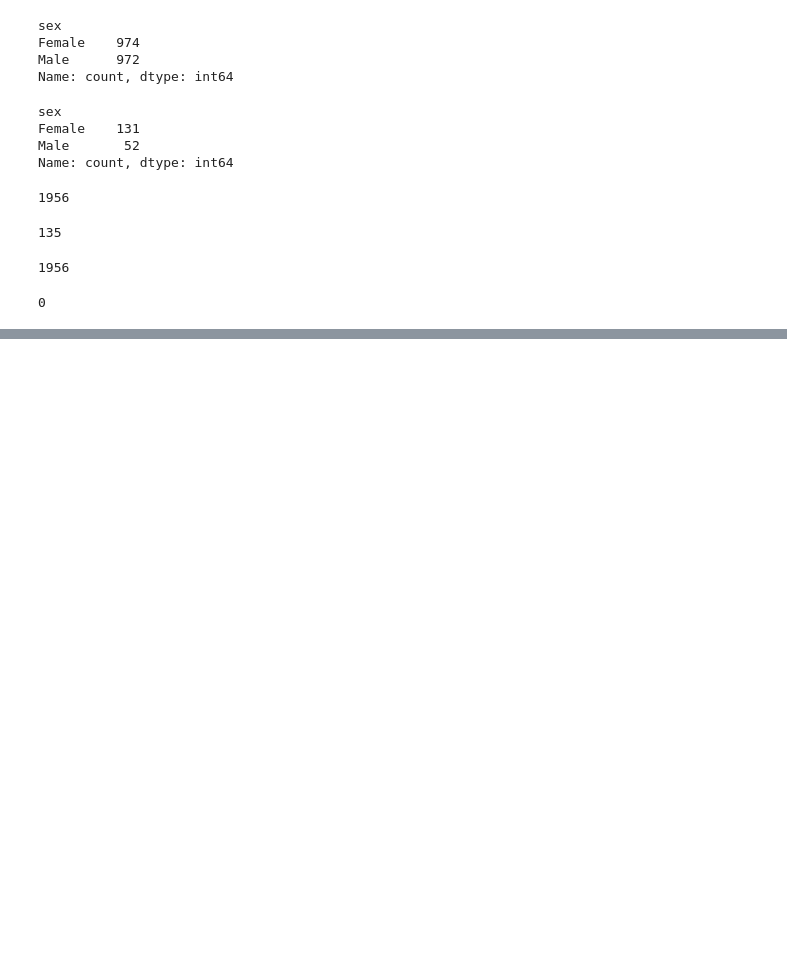
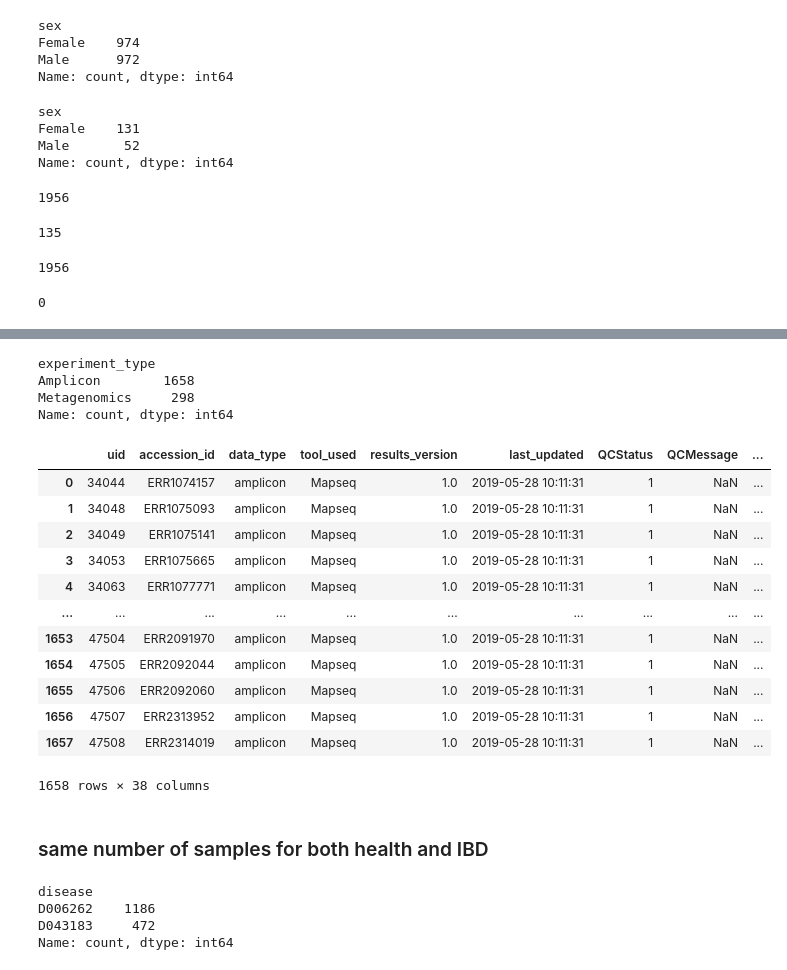
Before and after one commit to MahsaMonshizade/metagenomics_confounder_free, a Jupyter notebook: GMrepo_data/EDA.ipynb, the cells around one changed output, grey strips where cells are left out. Saved outputs shown, nothing was run; the diff lists cells and outputs as text; code cells hidden in the pictures; blank space fills up the shorter version.

```diff
--- a/GMrepo_data/EDA.ipynb
+++ b/GMrepo_data/EDA.ipynb
@@ -11,9 +13,9 @@ I downloaded All runs (samlpe_to_run_info.txt here) that has metadata for each s
 # %% [markdown]
 ### whole data preprocessing and filtering
 # %%
-# # Set the display option to show all rows
-# pd.set_option('display.max_rows', None)
-# pd.set_option('display.min_rows', None)
+# Set the display option to show all rows
+pd.set_option('display.max_rows', None)
+pd.set_option('display.min_rows', None)
 # %%
 relative_abundance = pd.read_csv('species_abundance.txt', delimiter='\t')  # Adjust the delimiter as needed
 # %%
@@ -436,0 +510,23 @@ IBD_test_df['BMI'].count()
+# %%
+train_metadata = pd.read_csv('train_metadata_IBD.csv')
+# %%
+train_metadata['experiment_type'].value_counts()
+# %% [output]
+experiment_type
+Amplicon        1658
+Metagenomics     298
+Name: count, dtype: int64
+# %%
+common_uids = train_metadata[train_metadata['experiment_type']=='Amplicon']['uid']
+len(common_uids)
+# Step 2: Filter both DataFrames to keep only the rows with common UIDs
+filtered_relative_abundance = train_df[train_df['loaded_uid'].isin(common_uids)]
+filtered_metadata = train_metadata[train_metadata['uid'].isin(common_uids)]
+
+# Step 3: Sort both DataFrames by the same order of UIDs
+# First, sort the common_uids list to define the order
+common_uids_sorted = sorted(common_uids)
+
+# Reindex both DataFrames to ensure they follow the same order
+filtered_relative_abundance = filtered_relative_abundance.set_index('loaded_uid').loc[common_uids_sorted].reset_index()
+filtered_metadata = filtered_metadata.set_index('uid').loc[common_uids_sorted].reset_index()
@@ -436,0 +537,18 @@ IBD_test_df['BMI'].count()
+# %%
+filtered_metadata
+# %% [output]
+|  | uid | accession_id | data_type | tool_used | results_version | last_updated | QCStatus | QCMessage | ... |
+| 0 | 34044 | ERR1074157 | amplicon | Mapseq | 1.0 | 2019-05-28 10:11:31 | 1 | NaN | ... |
+| 1 | 34048 | ERR1075093 | amplicon | Mapseq | 1.0 | 2019-05-28 10:11:31 | 1 | NaN | ... |
+| 2 | 34049 | ERR1075141 | amplicon | Mapseq | 1.0 | 2019-05-28 10:11:31 | 1 | NaN | ... |
+| 3 | 34053 | ERR1075665 | amplicon | Mapseq | 1.0 | 2019-05-28 10:11:31 | 1 | NaN | ... |
+| 4 | 34063 | ERR1077771 | amplicon | Mapseq | 1.0 | 2019-05-28 10:11:31 | 1 | NaN | ... |
+| ... | ... | ... | ... | ... | ... | ... | ... | ... | ... |
+| 1653 | 47504 | ERR2091970 | amplicon | Mapseq | 1.0 | 2019-05-28 10:11:31 | 1 | NaN | ... |
+| 1654 | 47505 | ERR2092044 | amplicon | Mapseq | 1.0 | 2019-05-28 10:11:31 | 1 | NaN | ... |
+| 1655 | 47506 | ERR2092060 | amplicon | Mapseq | 1.0 | 2019-05-28 10:11:31 | 1 | NaN | ... |
+| 1656 | 47507 | ERR2313952 | amplicon | Mapseq | 1.0 | 2019-05-28 10:11:31 | 1 | NaN | ... |
+| 1657 | 47508 | ERR2314019 | amplicon | Mapseq | 1.0 | 2019-05-28 10:11:31 | 1 | NaN | ... |
+1658 rows × 38 columns
+# %% [markdown]
+### same number of samples for both health and IBD
@@ -436,0 +557,7 @@ IBD_test_df['BMI'].count()
+# %%
+metadata_v2['disease'].value_counts()
+# %% [output]
+disease
+D006262    1186
+D043183     472
+Name: count, dtype: int64
```
Also changed, not shown: parts of 26 cells of this notebook, 4 other files.
